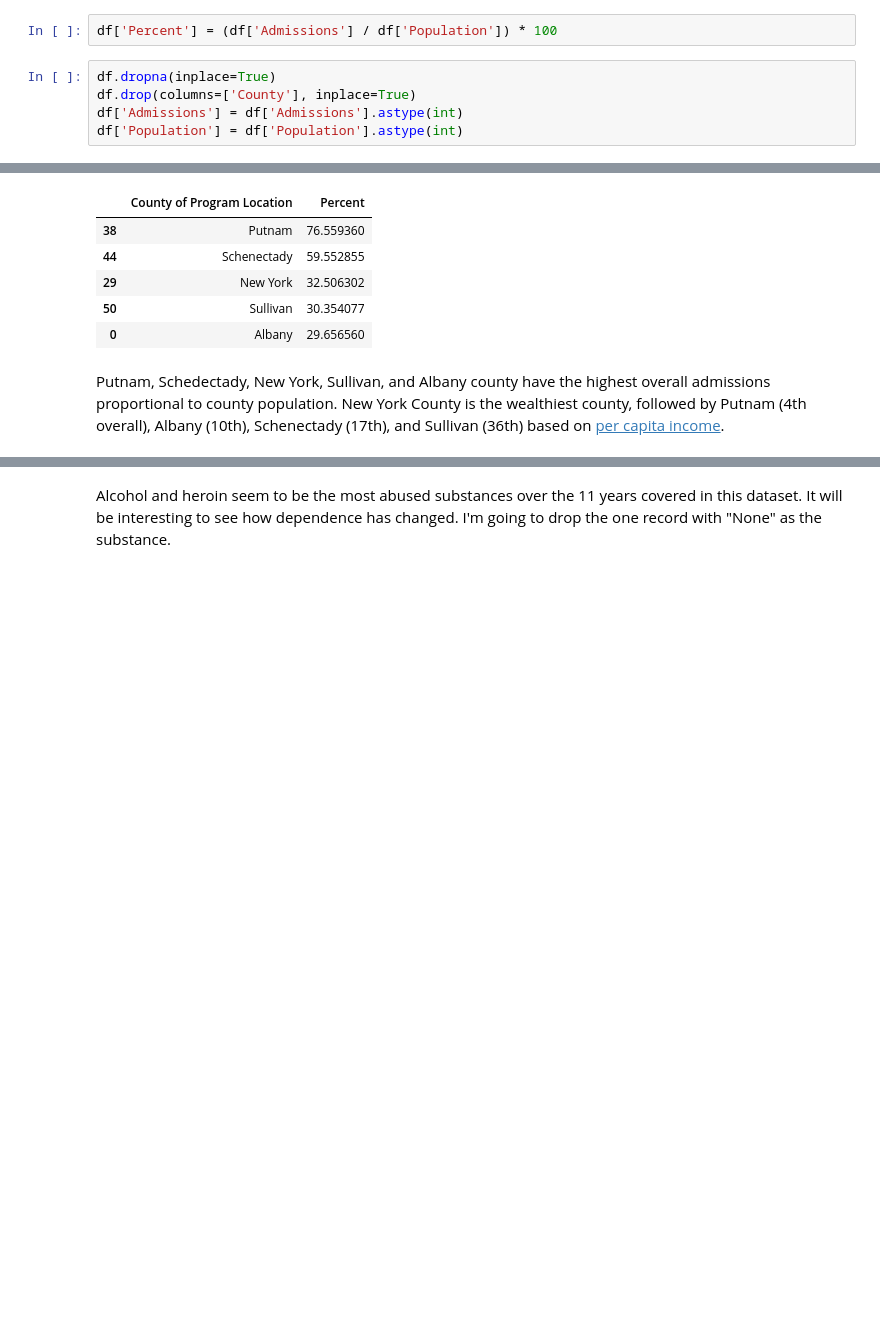
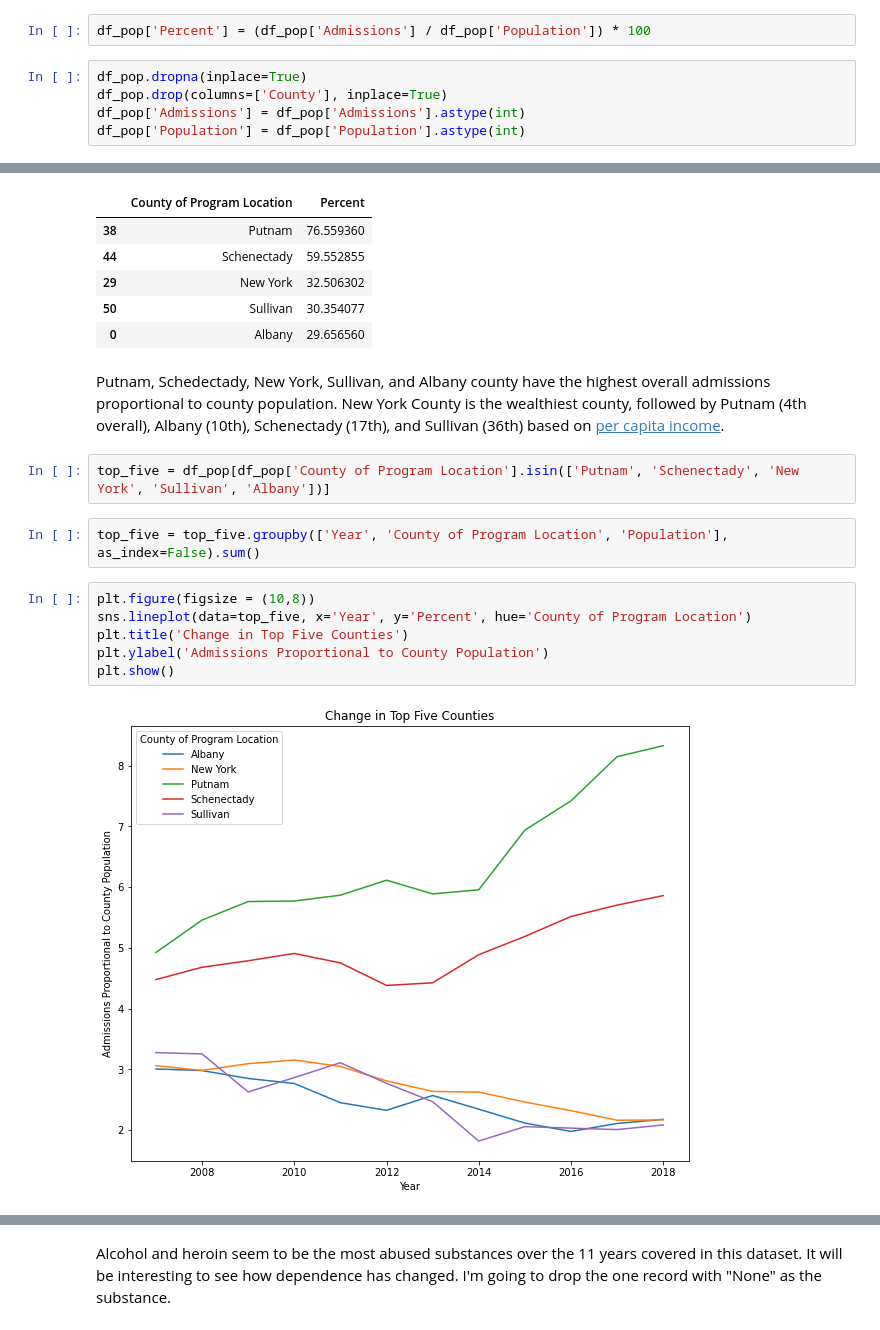
Before and after one commit to rhkhoo/Chemical_Dependence_Admissions, a Jupyter notebook: Chemical Dependence Treatment Admissions.ipynb, the cells around one changed output, grey strips where cells are left out. Saved outputs shown, nothing was run; the diff lists cells and outputs as text; blank space fills up the shorter version.

Commit message:
added images

```diff
--- a/Chemical Dependence Treatment Admissions.ipynb
+++ b/Chemical Dependence Treatment Admissions.ipynb
@@ -129,8 +129,8 @@ df=pd.merge(df, population_df,how='outer', left_on =['County of Program Location
 # %%
-df['Percent'] = (df['Admissions'] / df['Population']) * 100
+df_pop['Percent'] = (df_pop['Admissions'] / df_pop['Population']) * 100
 # %%
-df.dropna(inplace=True)
-df.drop(columns=['County'], inplace=True)
-df['Admissions'] = df['Admissions'].astype(int)
-df['Population'] = df['Population'].astype(int)
+df_pop.dropna(inplace=True)
+df_pop.drop(columns=['County'], inplace=True)
+df_pop['Admissions'] = df_pop['Admissions'].astype(int)
+df_pop['Population'] = df_pop['Population'].astype(int)
 # %%
@@ -166,5 +166,17 @@ df.groupby(['County of Program Location'], as_index=False).sum().sort_values('Pe
 | 0 | Albany | 29.656560 |
 # %% [markdown]
 Putnam, Schedectady, New York, Sullivan, and Albany county have the highest overall admissions proportional to county population. New York County is the wealthiest county, followed by Putnam (4th overall), Albany (10th), Schenectady (17th), and Sullivan (36th) based on [per capita income]('https://en.wikipedia.org/wiki/List_of_New_York_locations_by_per_capita_income').
+# %%
+top_five = df_pop[df_pop['County of Program Location'].isin(['Putnam', 'Schenectady', 'New York', 'Sullivan', 'Albany'])]
+# %%
+top_five = top_five.groupby(['Year', 'County of Program Location', 'Population'], as_index=False).sum()
+# %%
+plt.figure(figsize = (10,8))
+sns.lineplot(data=top_five, x='Year', y='Percent', hue='County of Program Location')
+plt.title('Change in Top Five Counties')
+plt.ylabel('Admissions Proportional to County Population')
+plt.show()
+# %% [output]
+[figure, added]
 # %%
 df['Age Group'].value_counts()
```
Also changed, not shown: parts of 14 cells of this notebook, 6 other files.
